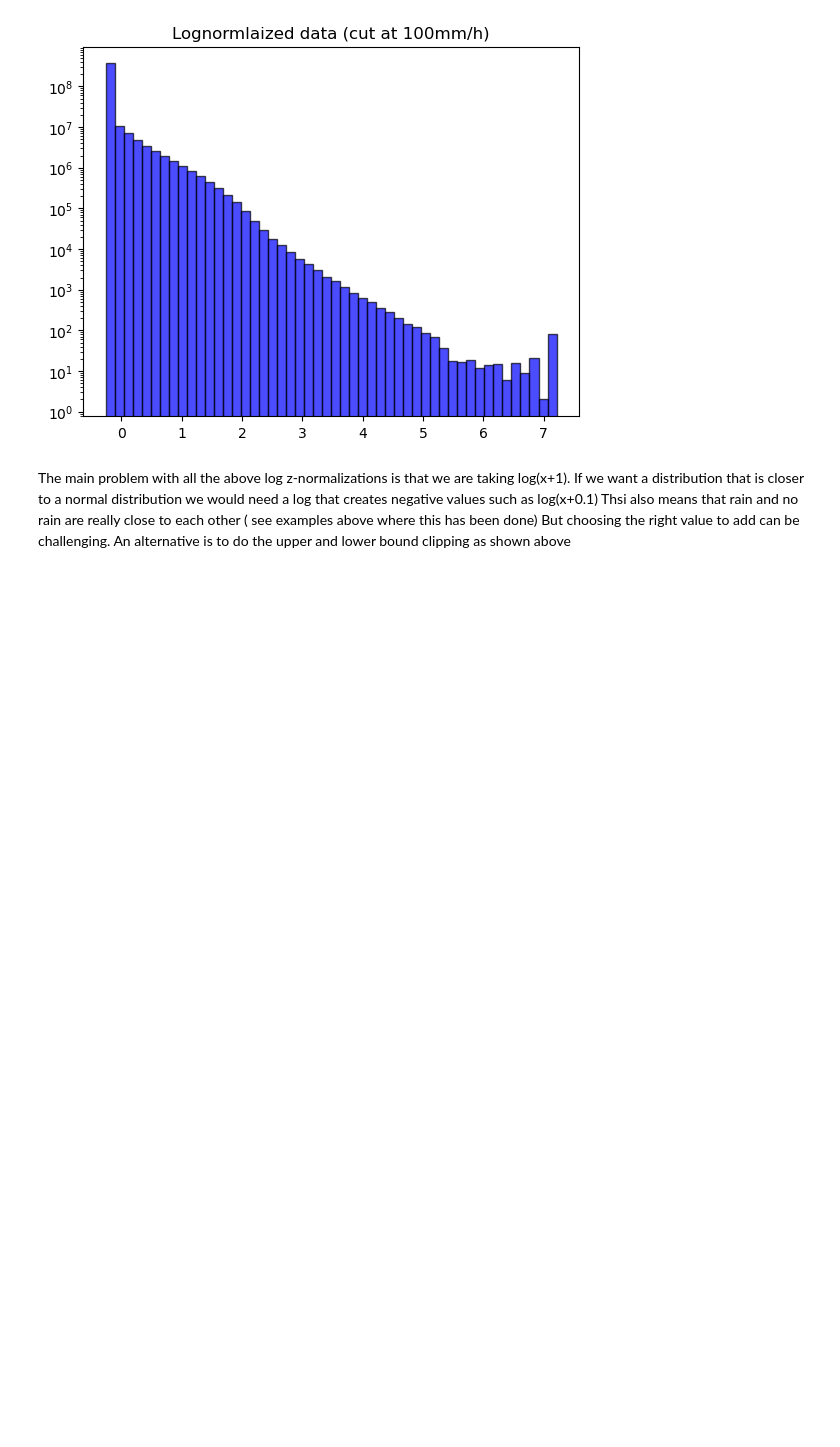
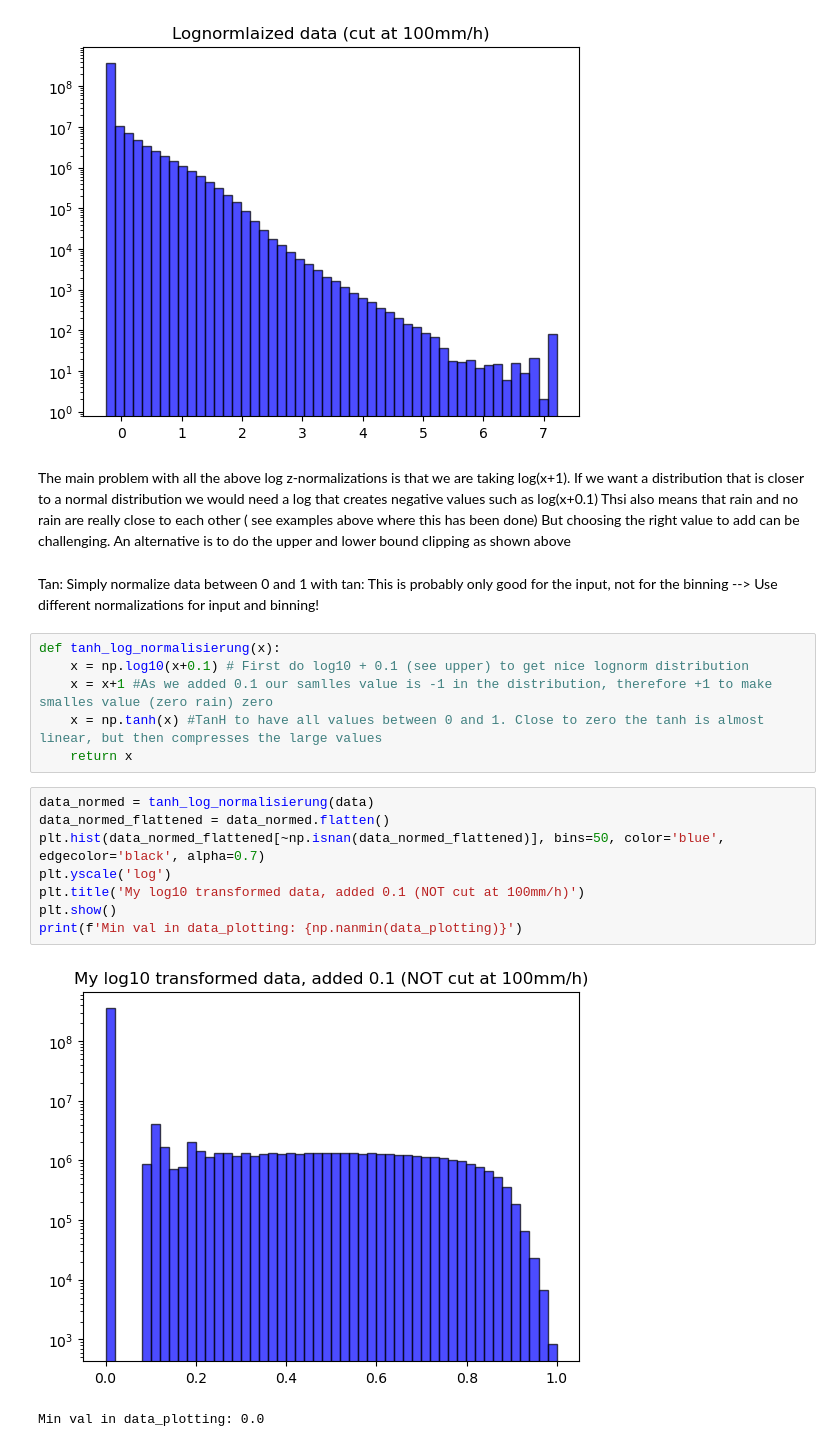
Before and after one commit to Osrip/deep_learn_rain_nowcasting, a Jupyter notebook: notebooks/examine_data_normalization.ipynb, the cells around one changed output. Cells and saved outputs as stored; diff of their text form; blank space fills up the shorter version.

```diff
--- a/notebooks/examine_data_normalization.ipynb
+++ b/notebooks/examine_data_normalization.ipynb
@@ -423,3 +422,23 @@ plt.show()
 # %% [markdown]
 The main problem with all the above log z-normalizations is that we are taking log(x+1).
 If we want a distribution that is closer to a normal distribution we would need a log that creates negative values such as log(x+0.1) Thsi also means that rain and no rain are really close to each other ( see examples above where this has been done) But choosing the right value to add can be challenging. An alternative is to do the upper and lower bound clipping as shown above
+# %% [markdown]
+Tan: Simply normalize data between 0 and 1 with tan:
+This is probably only good for the input, not for the binning --> Use different normalizations for input and binning!
+# %%
+def tanh_log_normalisierung(x):
+    x = np.log10(x+0.1) # First do log10 + 0.1 (see upper) to get nice lognorm distribution
+    x = x+1 #As we added 0.1 our samlles value is -1 in the distribution, therefore +1 to make smalles value (zero rain) zero
+    x = np.tanh(x) #TanH to have all values between 0 and 1. Close to zero the tanh is almost linear, but then compresses the large values
+    return x
+# %%
+data_normed = tanh_log_normalisierung(data)
+data_normed_flattened = data_normed.flatten()
+plt.hist(data_normed_flattened[~np.isnan(data_normed_flattened)], bins=50, color='blue', edgecolor='black', alpha=0.7)
+plt.yscale('log')
+plt.title('My log10 transformed data, added 0.1 (NOT cut at 100mm/h)')
+plt.show()
+print(f'Min val in data_plotting: {np.nanmin(data_plotting)}')
+# %% [output]
+[figure, added]
+Min val in data_plotting: 0.0
```
Also changed, not shown: parts of 1 cell of this notebook, 2 other files.
